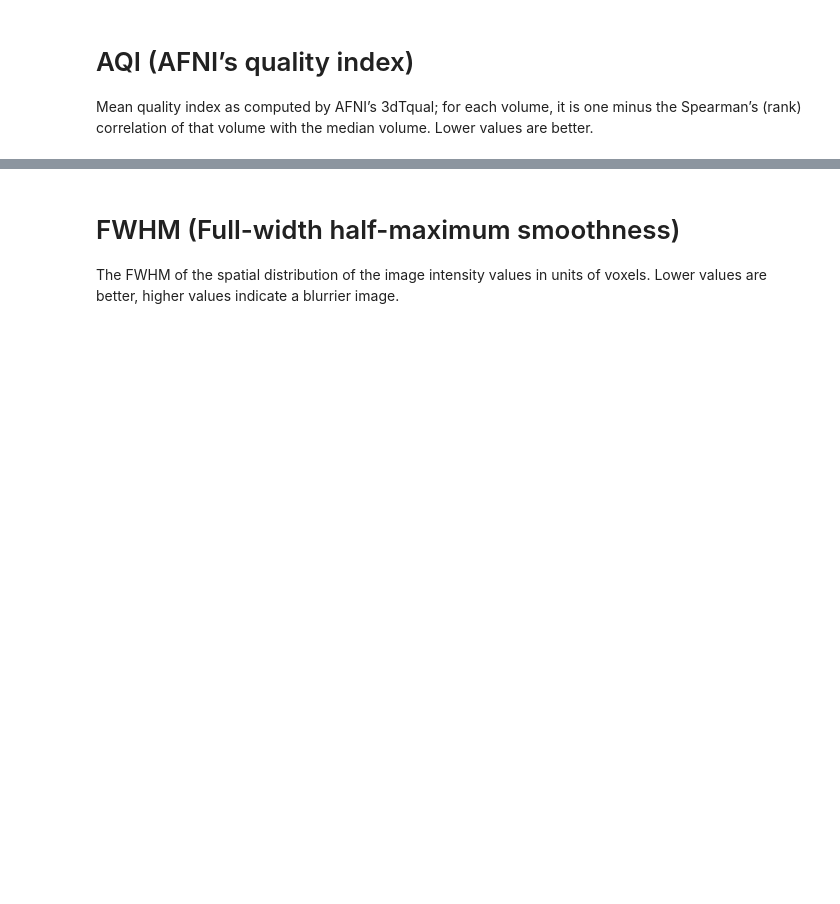
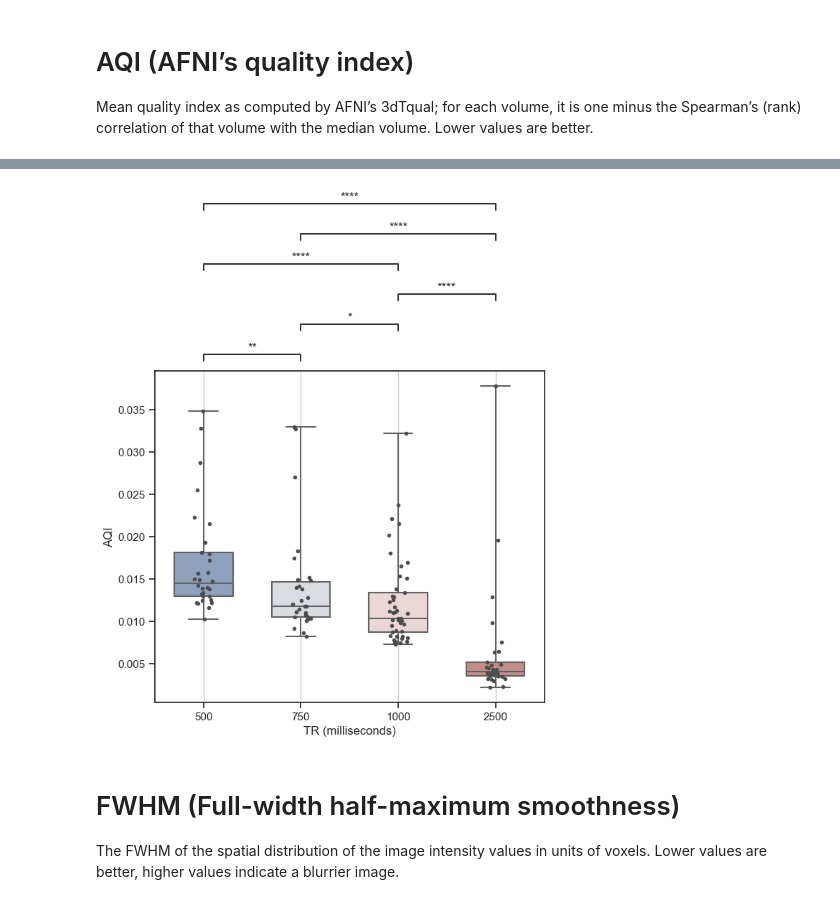
Before and after one commit to CIBIT-UC/vpmbtr, a Jupyter notebook: scripts/mriqc.ipynb, the cells around one changed output, grey strips where cells are left out. Cells and saved outputs as stored; diff of their text form; code cells hidden in the pictures; blank space fills up the shorter version.

```diff
--- a/scripts/mriqc.ipynb
+++ b/scripts/mriqc.ipynb
@@ -237,3 +236,8 @@ p-value annotation legend:
+# %%
+#| label: mriqc_aqi
+f
+# %% [output]
+[figure, added]
 # %% [markdown]
 # FWHM (Full-width half-maximum smoothness)
 The FWHM of the spatial distribution of the image intensity values in units of voxels.
```
Also changed, not shown: parts of 8 cells of this notebook, 2 other files.
